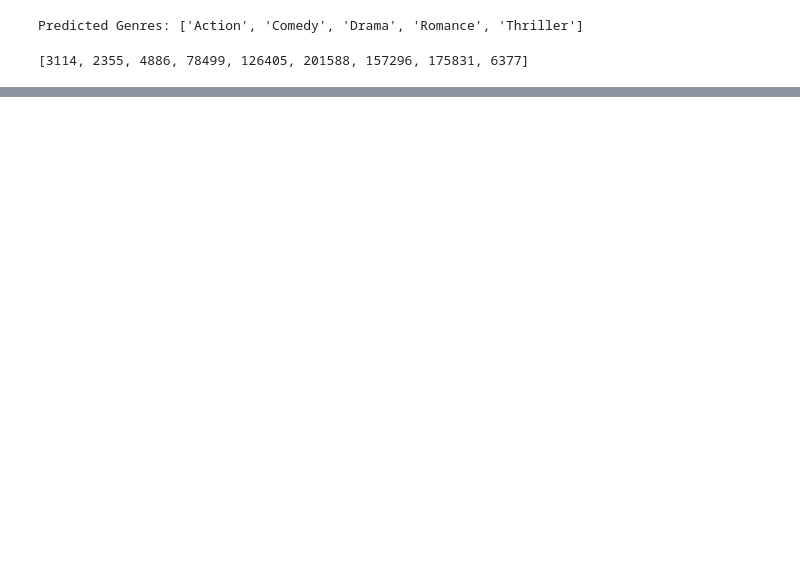
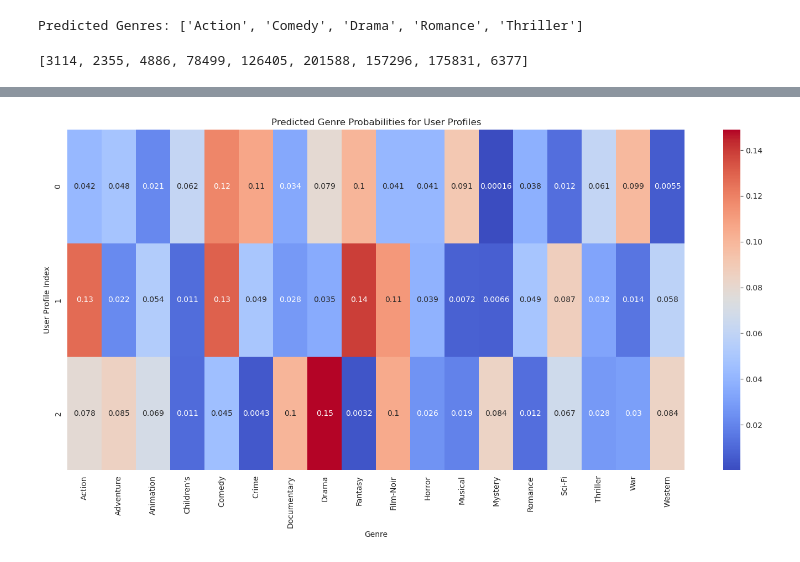
Before and after one commit to savan2508/Popcorn_time_movie_recommandation, a Jupyter notebook: machine_learning/jupyter_notebooks/Model_testing.ipynb, the cells around one changed output, grey strips where cells are left out. Drawn from its saved outputs; the diff is of its cells as text; code cells hidden in the pictures; blank space fills up the shorter version.

```diff
--- a/machine_learning/jupyter_notebooks/Model_testing.ipynb
+++ b/machine_learning/jupyter_notebooks/Model_testing.ipynb
@@ -229,0 +256,23 @@ output
+# %%
+import seaborn as sns
+
+# Example demographic profiles
+user_profiles = pd.DataFrame({
+    'age': [18, 25, 35],
+    'gender': [1, 0, 1],  # 1 for male, 0 for female
+    'occupation': [4, 12, 0]
+})
+
+# Generate mock genre probabilities for demonstration
+genre_probabilities = np.random.rand(len(user_profiles), len(genre_columns))
+genre_probabilities = genre_probabilities / genre_probabilities.sum(axis=1, keepdims=True)
+
+# Plot heatmap
+plt.figure(figsize=(18, 8))
+sns.heatmap(genre_probabilities, annot=True, cmap='coolwarm', xticklabels=genre_columns)
+plt.title('Predicted Genre Probabilities for User Profiles')
+plt.xlabel('Genre')
+plt.ylabel('User Profile Index')
+plt.show()
+# %% [output]
+[figure, added]
```
Also changed, not shown: parts of 4 cells of this notebook, 1 other file.
